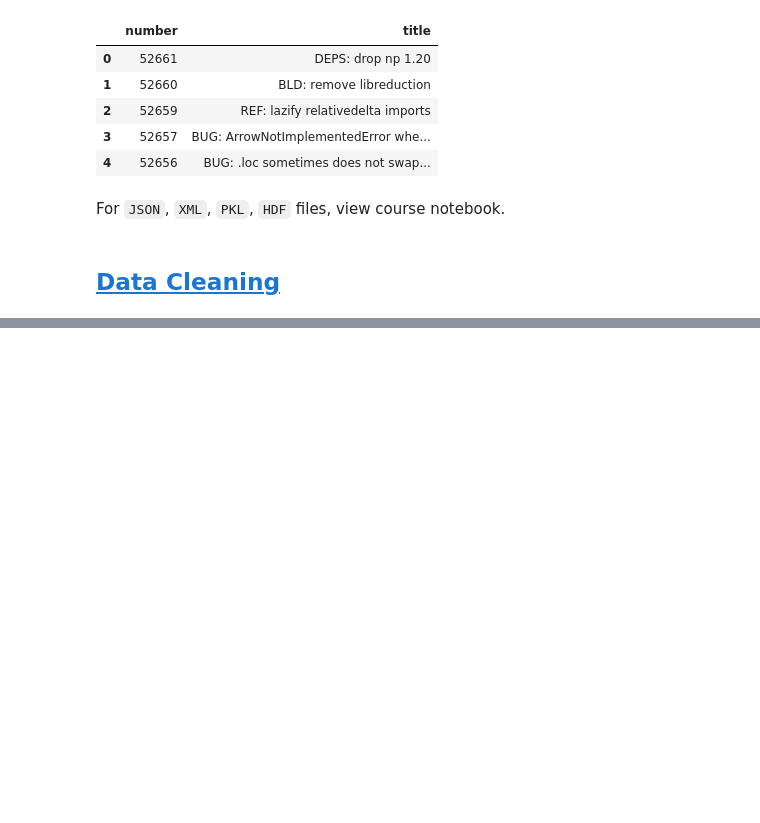
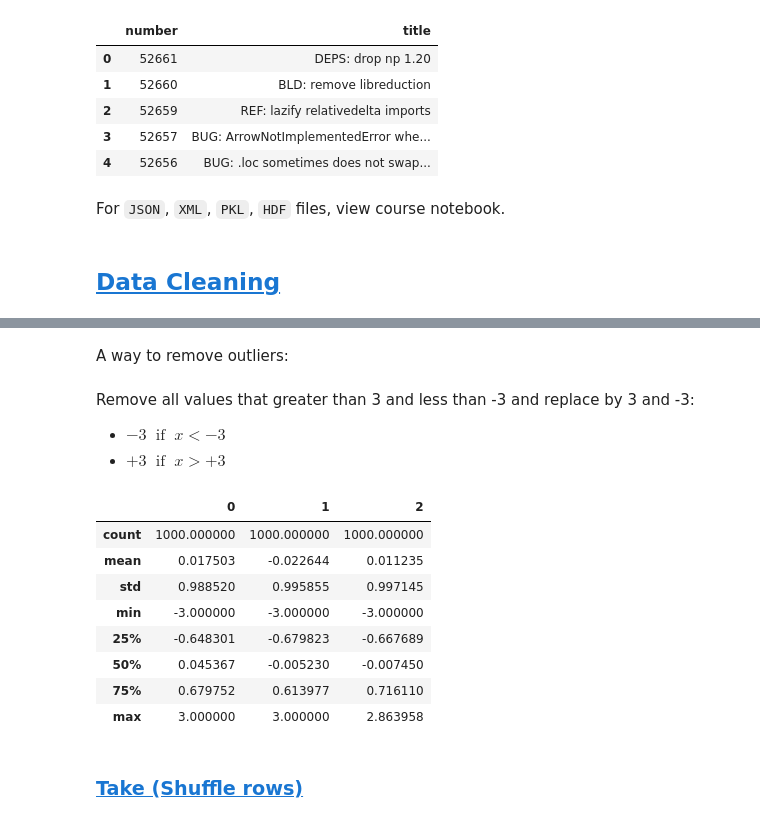
Before and after one commit to AliShariatian/Analyze-and-Prepare-data-using-Python, a Jupyter notebook: main.ipynb, the cells around one changed output, grey strips where cells are left out. Cells and saved outputs as stored; diff of their text form; code cells hidden in the pictures; blank space fills up the shorter version.

```diff
--- a/main.ipynb
+++ b/main.ipynb
@@ -2496,0 +3086,5 @@ For `JSON`, `XML`, `PKL`, `HDF` files, view course notebook.
+# %%
+signs = np.sign(df)
+
+print(signs.shape)
+signs.head()
@@ -2496,0 +3099,22 @@ For `JSON`, `XML`, `PKL`, `HDF` files, view course notebook.
+# %% [markdown]
+A way to remove outliers:
+# %% [markdown]
+Remove all values that greater than 3 and less than -3 and replace by 3 and -3:
+- $-3\;\; \text{if}\;\; x < -3$
+- $+3\;\; \text{if}\;\; x > +3$
+# %%
+df[np.abs(df) > 3] = signs * 3
+
+df.describe()  # View Min and Max values.
+# %% [output]
+|  | 0 | 1 | 2 |
+| count | 1000.000000 | 1000.000000 | 1000.000000 |
+| mean | 0.017503 | -0.022644 | 0.011235 |
+| std | 0.988520 | 0.995855 | 0.997145 |
+| min | -3.000000 | -3.000000 | -3.000000 |
+| 25% | -0.648301 | -0.679823 | -0.667689 |
+| 50% | 0.045367 | -0.005230 | -0.007450 |
+| 75% | 0.679752 | 0.613977 | 0.716110 |
+| max | 3.000000 | 3.000000 | 2.863958 |
+# %% [markdown]
+### <a id='toc1_4_4_'></a>[Take (Shuffle rows)](#toc0_)
```
Also changed, not shown: parts of 121 cells of this notebook.
